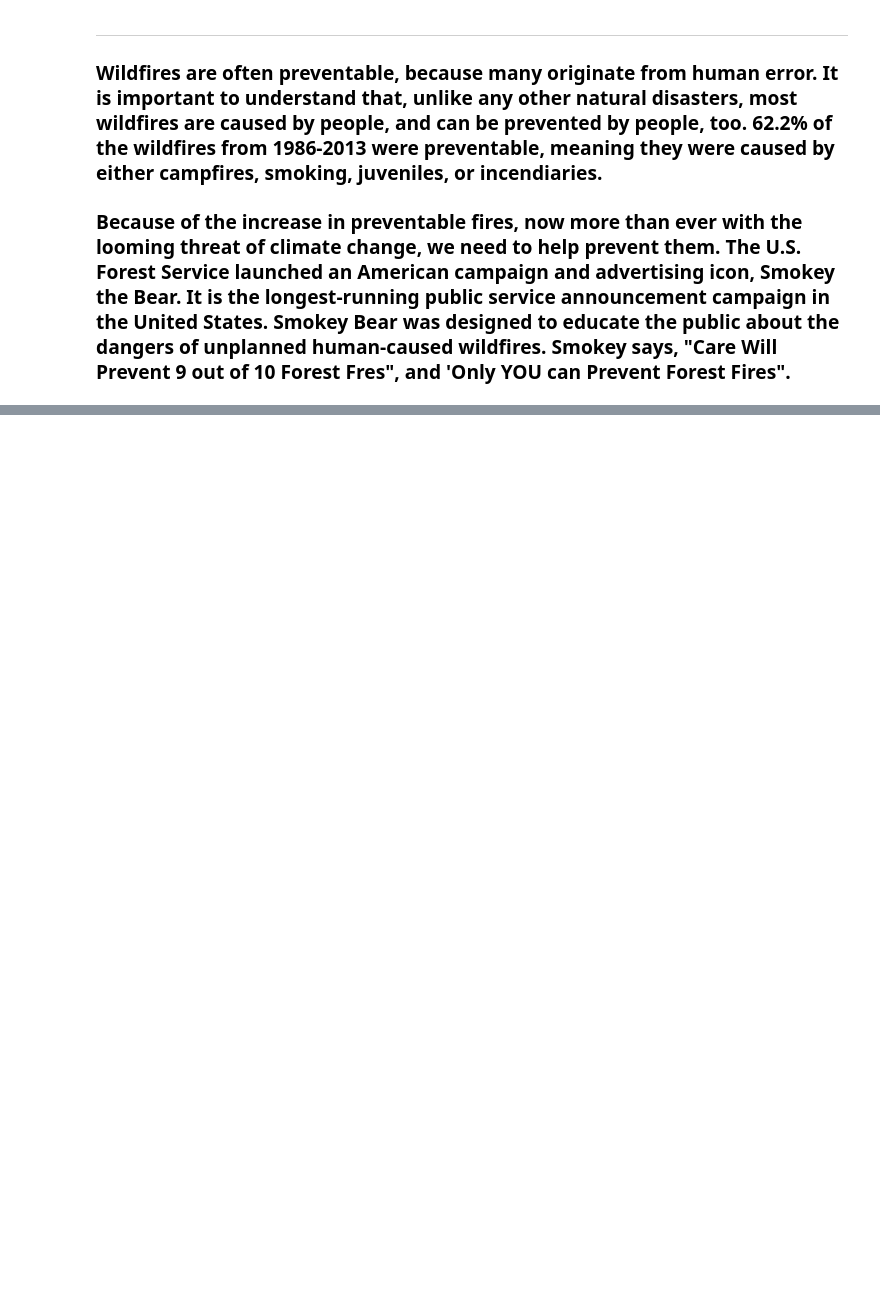
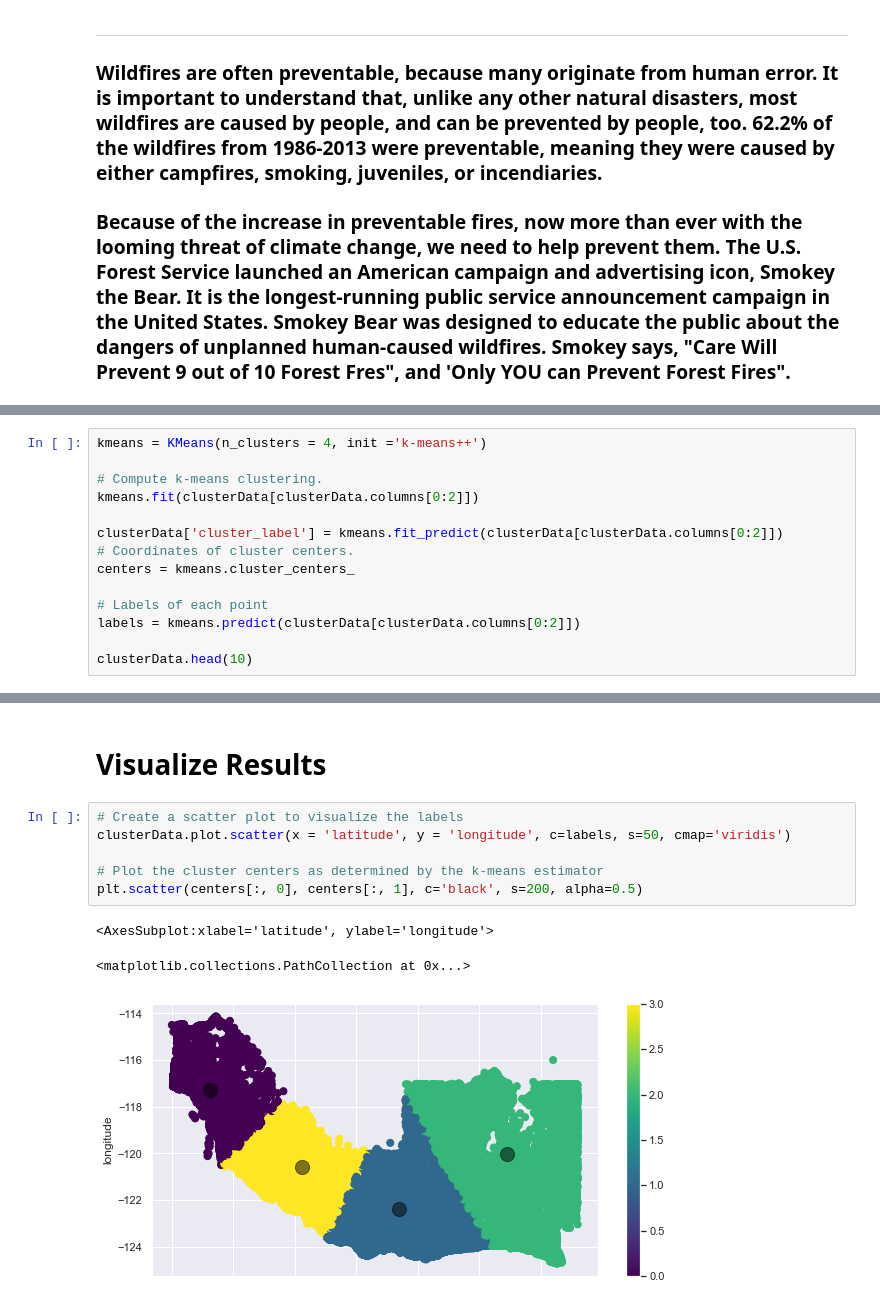
Before and after one commit to tcparchem/CS-418-Semester-Project, a Jupyter notebook: Analysis of Fire Start Data.ipynb, the cells around one changed output, grey strips where cells are left out. Drawn from its saved outputs; the diff is of its cells as text; blank space fills up the shorter version.

```diff
--- a/Analysis of Fire Start Data.ipynb
+++ b/Analysis of Fire Start Data.ipynb
@@ -361,0 +439,14 @@ plot = df.plot.pie(y='count', figsize=(6, 6), autopct='%1.1f%%')
+# %%
+kmeans = KMeans(n_clusters = 4, init ='k-means++')
+
+# Compute k-means clustering.
+kmeans.fit(clusterData[clusterData.columns[0:2]])
+
+clusterData['cluster_label'] = kmeans.fit_predict(clusterData[clusterData.columns[0:2]])
+# Coordinates of cluster centers.
+centers = kmeans.cluster_centers_
+
+# Labels of each point
+labels = kmeans.predict(clusterData[clusterData.columns[0:2]])
+
+clusterData.head(10)
@@ -361,0 +466,12 @@ plot = df.plot.pie(y='count', figsize=(6, 6), autopct='%1.1f%%')
+# %% [markdown]
+# Visualize Results
+# %%
+# Create a scatter plot to visualize the labels
+clusterData.plot.scatter(x = 'latitude', y = 'longitude', c=labels, s=50, cmap='viridis')
+
+# Plot the cluster centers as determined by the k-means estimator
+plt.scatter(centers[:, 0], centers[:, 1], c='black', s=200, alpha=0.5)
+# %% [output]
+<AxesSubplot:xlabel='latitude', ylabel='longitude'>
+<matplotlib.collections.PathCollection at 0x...>
+[figure, added]
```
Also changed, not shown: parts of 25 cells of this notebook.
